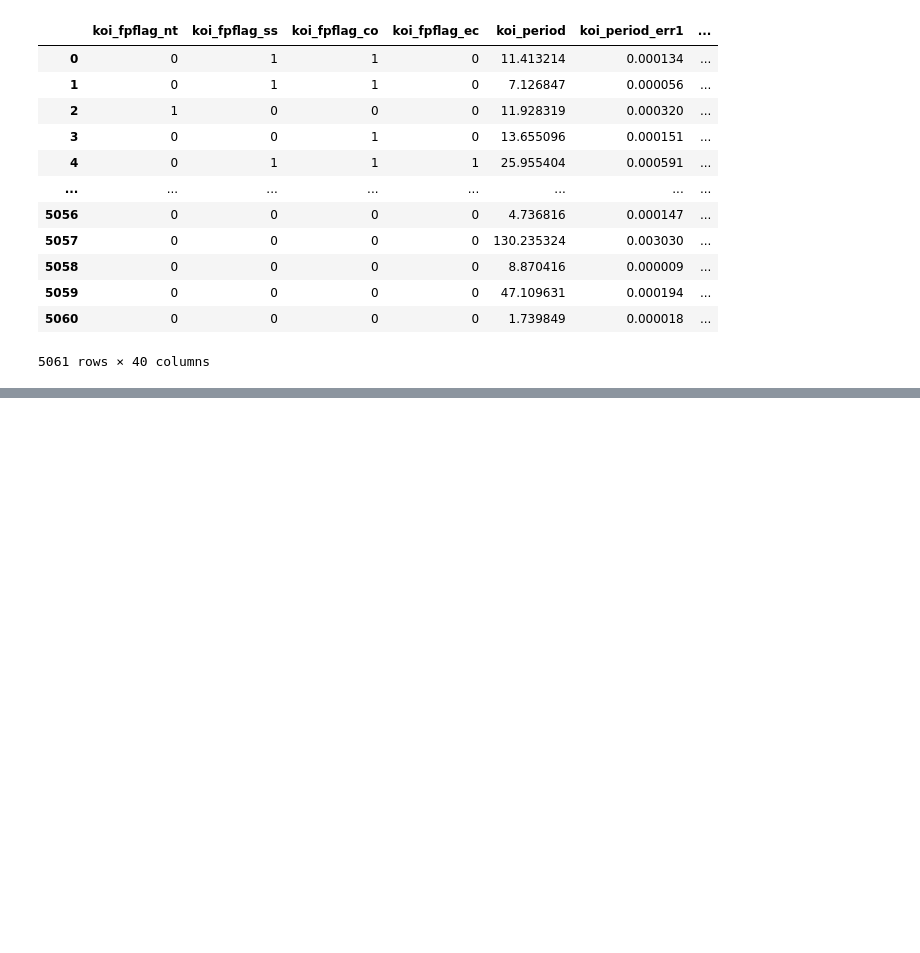
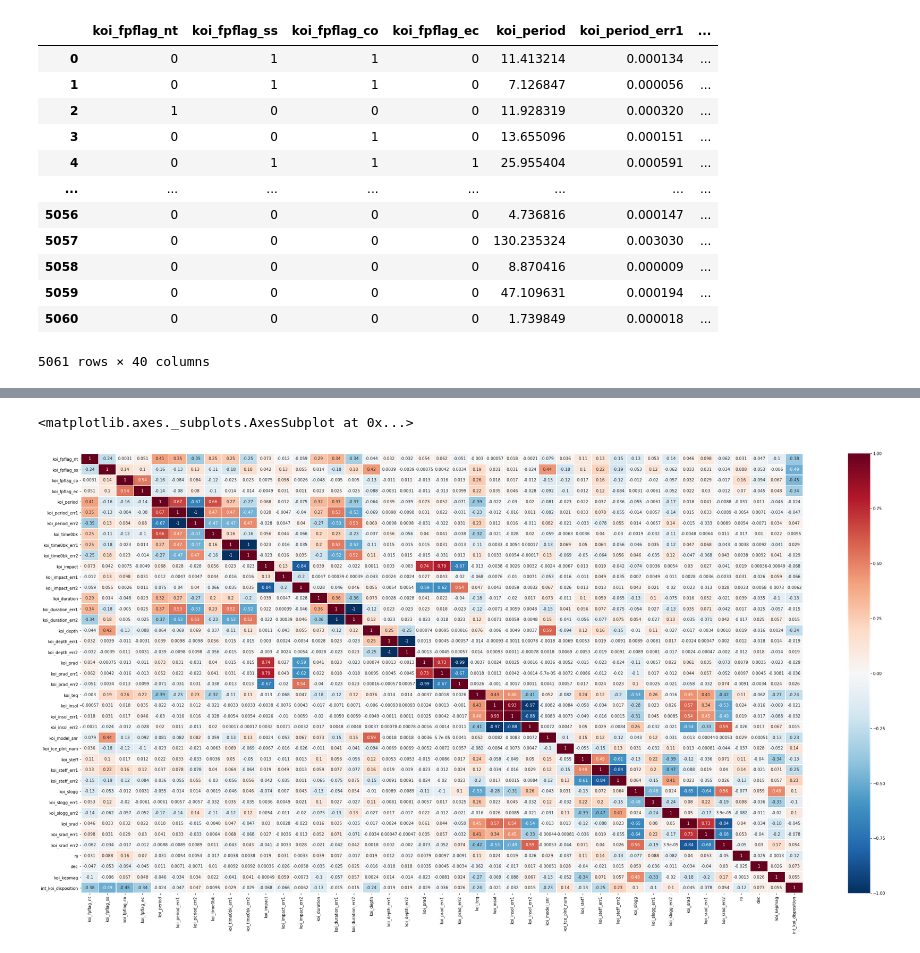
Before and after one commit to luisantoniococa/Exoplanet_Exploration_Machine_Learning, a Jupyter notebook: Preprocessing_and_feature_selection.ipynb, the cells around one changed output, grey strips where cells are left out. Drawn from its saved outputs; the diff is of its cells as text; code cells hidden in the pictures; blank space fills up the shorter version.

Commit message:
we created a correlation matrix based in the pearson correlation factor and saved as a png

```diff
--- a/Preprocessing_and_feature_selection.ipynb
+++ b/Preprocessing_and_feature_selection.ipynb
@@ -128,0 +116,4 @@ X_res
+# %%
+
+pearsoncorr = df.corr(method='pearson')
+pearsoncorr
@@ -128,0 +139,11 @@ X_res
+# %%
+correlation_plot , ax =plt.subplots(figsize=(40,20))
+sns.heatmap(pearsoncorr,
+            xticklabels=pearsoncorr.columns,
+            yticklabels=pearsoncorr.columns,
+            cmap='RdBu_r',
+            annot=True,
+            linewidth=0.5)
+# %% [output]
+<matplotlib.axes._subplots.AxesSubplot at 0x...>
+[figure, added]
```
Also changed, not shown: parts of 5 cells of this notebook, 1 other file.
